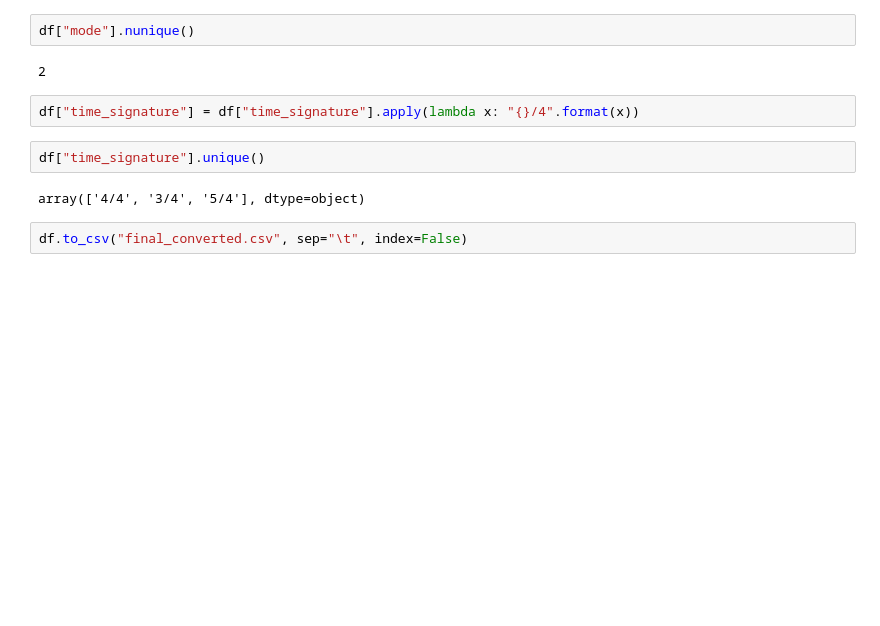
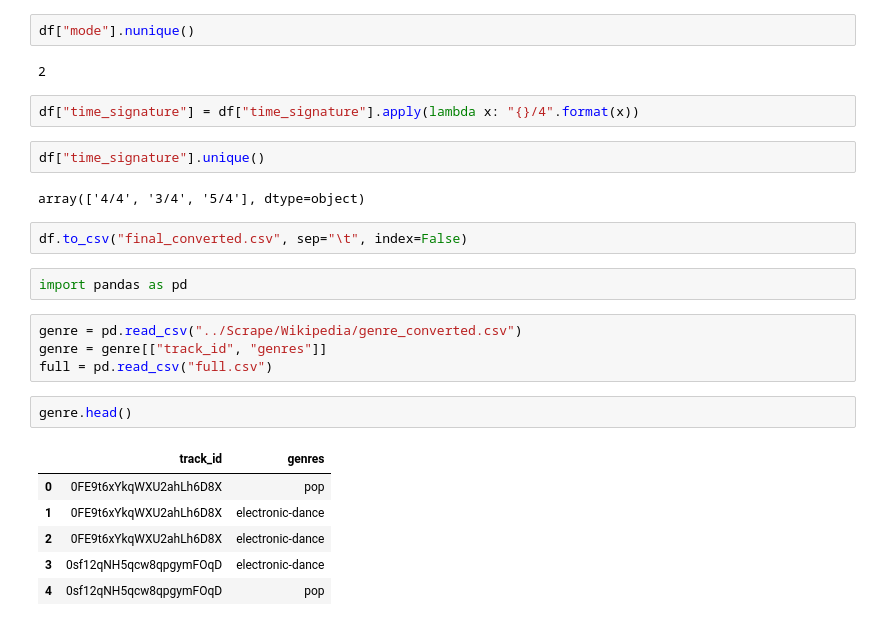
Before and after one commit to vietcheems/Music-Popularity-Analysis, a Jupyter notebook: Analysis/merge.ipynb, the cells around one changed output. Cells and saved outputs as stored; diff of their text form; blank space fills up the shorter version.

```diff
--- a/Analysis/merge.ipynb
+++ b/Analysis/merge.ipynb
@@ -255,3 +255,18 @@ df["time_signature"].unique()
 array(['4/4', '3/4', '5/4'], dtype=object)
 # %%
 df.to_csv("final_converted.csv", sep="\t", index=False)
+# %%
+import pandas as pd
+# %%
+genre = pd.read_csv("../Scrape/Wikipedia/genre_converted.csv")
+genre = genre[["track_id", "genres"]]
+full = pd.read_csv("full.csv")
+# %%
+genre.head()
+# %% [output]
+|  | track_id | genres |
+| 0 | 0FE9t6xYkqWXU2ahLh6D8X | pop |
+| 1 | 0FE9t6xYkqWXU2ahLh6D8X | electronic-dance |
+| 2 | 0FE9t6xYkqWXU2ahLh6D8X | electronic-dance |
+| 3 | 0sf12qNH5qcw8qpgymFOqD | electronic-dance |
+| 4 | 0sf12qNH5qcw8qpgymFOqD | pop |
```
Also changed, not shown: parts of 3 cells of this notebook, 3 other files.
